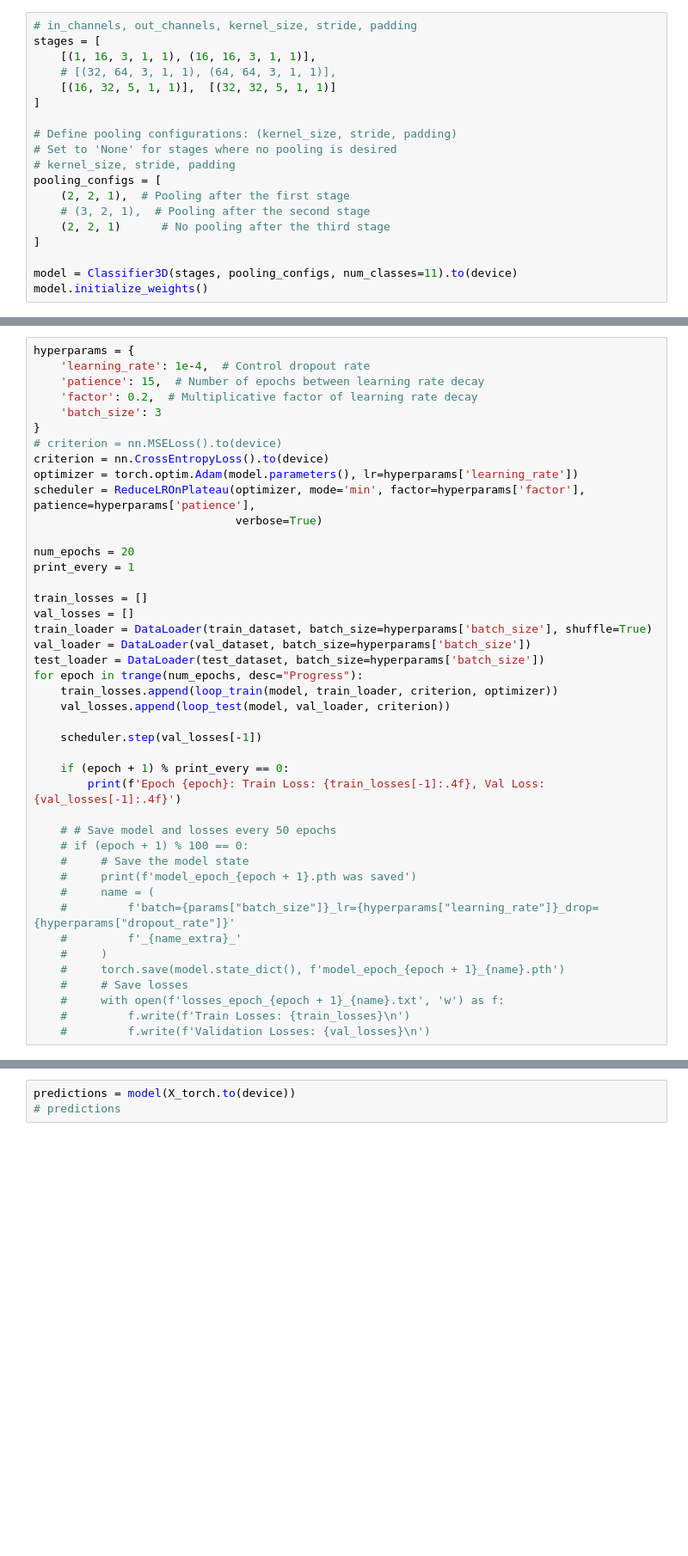
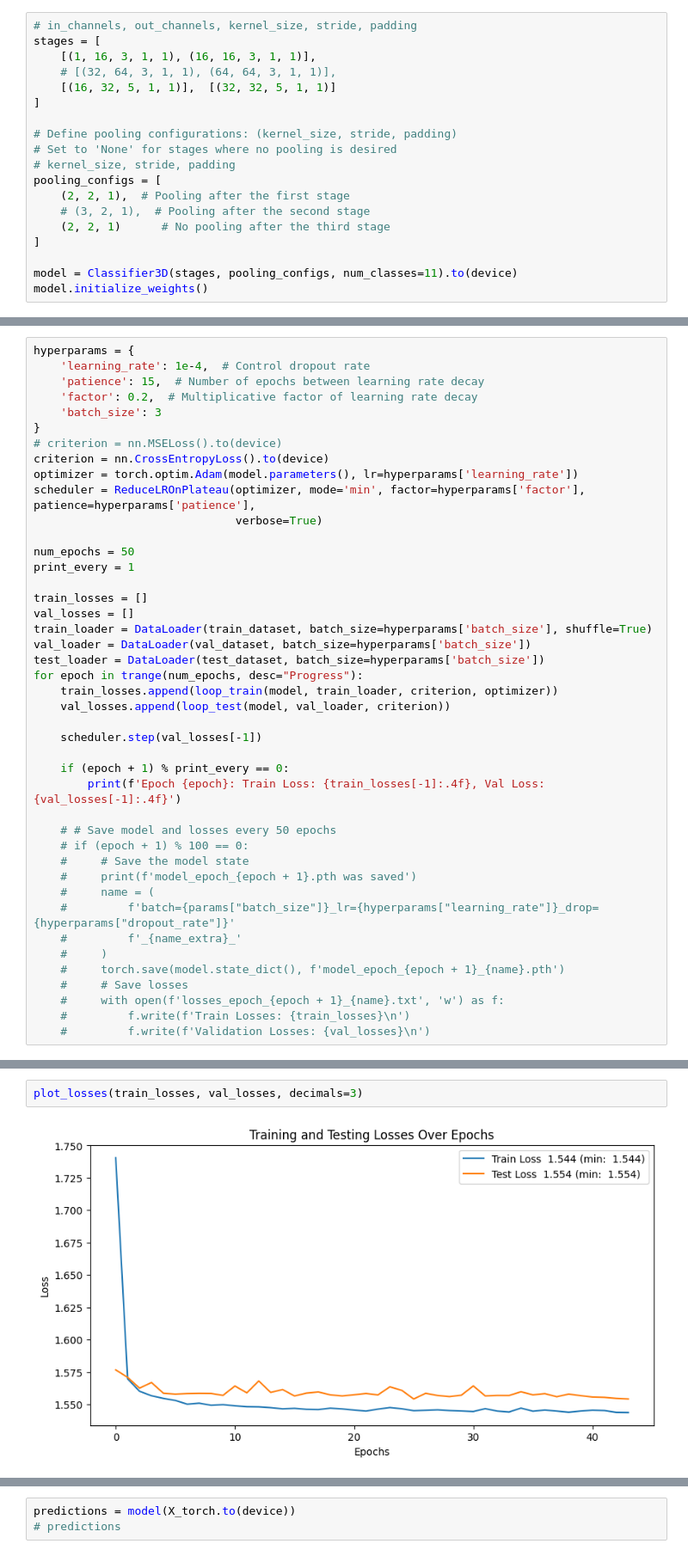
Before and after one commit to xdshiro/Turbulence, a Jupyter notebook: knots_propagation/testing_ML_classification_3d_arrays.ipynb, the cells around one changed output, grey strips where cells are left out. Shown at 86% size. Drawn from its saved outputs; the diff is of its cells as text; blank space fills up the shorter version.

```diff
--- a/knots_propagation/testing_ML_classification_3d_arrays.ipynb
+++ b/knots_propagation/testing_ML_classification_3d_arrays.ipynb
@@ -372,7 +386,7 @@ optimizer = torch.optim.Adam(model.parameters(), lr=hyperparams['learning_rate']
 scheduler = ReduceLROnPlateau(optimizer, mode='min', factor=hyperparams['factor'], patience=hyperparams['patience'],
                               verbose=True)
 
-num_epochs = 20
+num_epochs = 50
 print_every = 1
 
 train_losses = []
@@ -425,0 +433,4 @@ Epoch 19: Train Loss: 1.5431, Val Loss: 1.7388
+# %%
+plot_losses(train_losses, val_losses, decimals=3)
+# %% [output]
+[figure, added]
```
Also changed, not shown: parts of 8 cells of this notebook, 4 other files.
